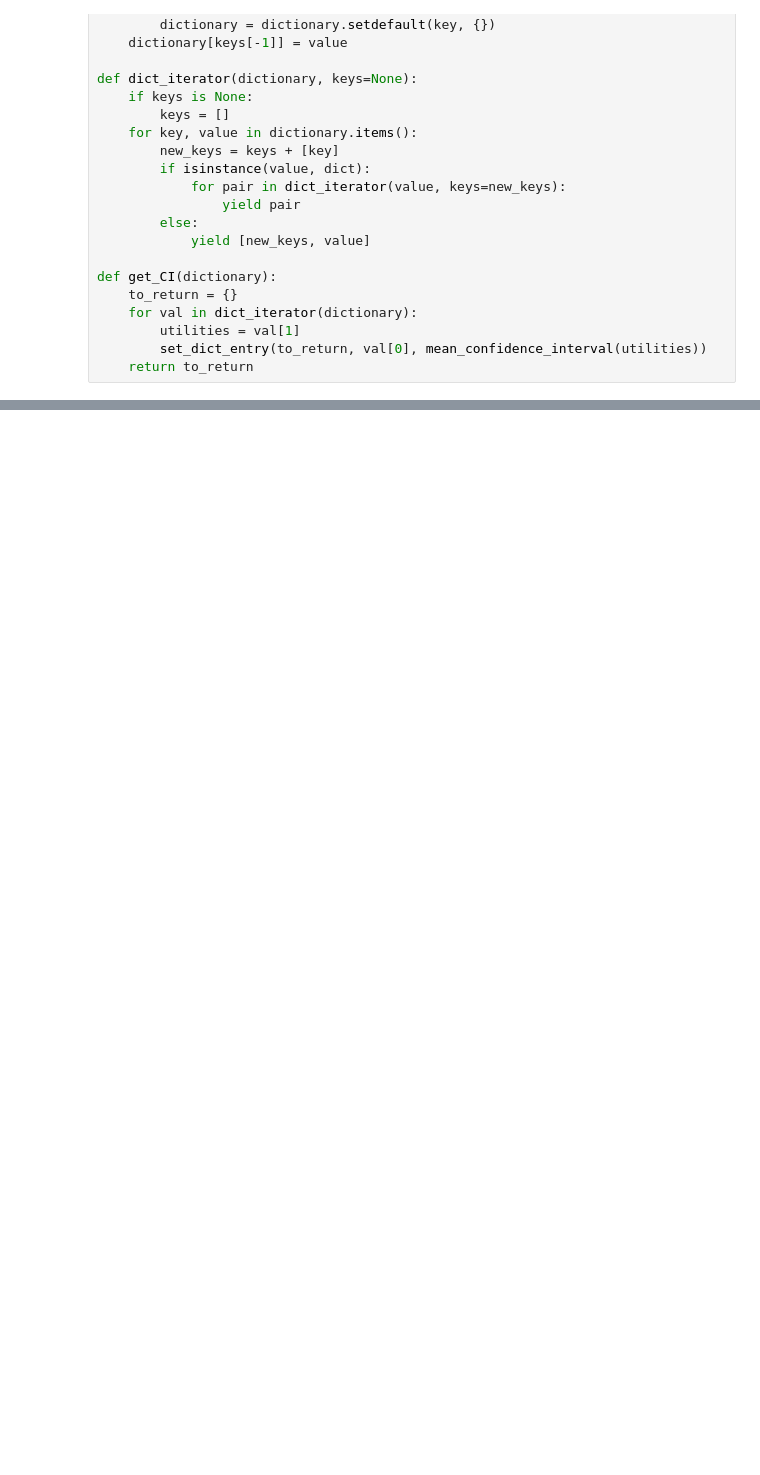
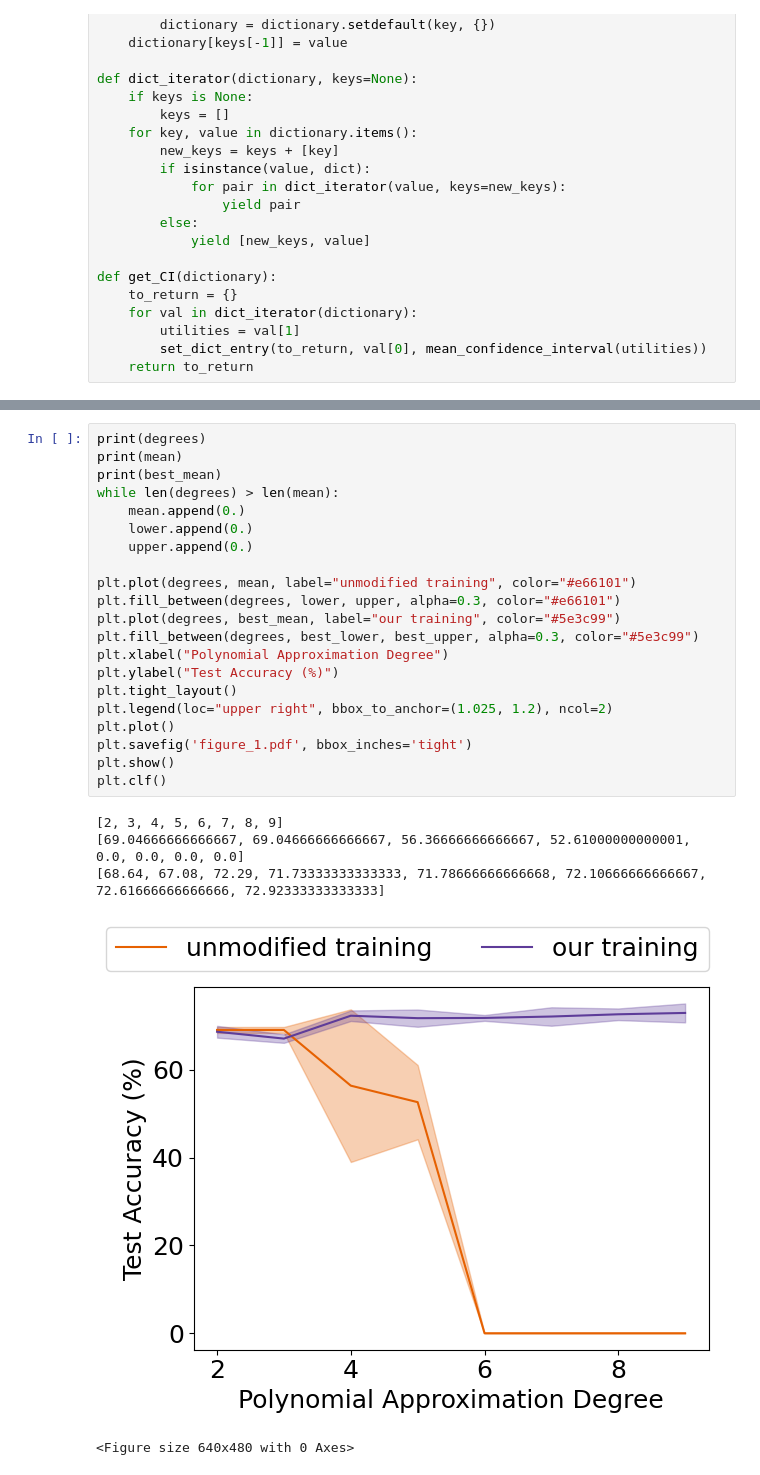
Before and after one commit to LucasFenaux/PILLAR-ESPN, a Jupyter notebook: pillar/paper_exp/figure_3.ipynb, the cells around one changed output, grey strips where cells are left out. Drawn from its saved outputs; the diff is of its cells as text; blank space fills up the shorter version.

```diff
--- a/pillar/paper_exp/figure_3.ipynb
+++ b/pillar/paper_exp/figure_3.ipynb
@@ -236,0 +211,27 @@ plt.show()
+# %%
+print(degrees)
+print(mean)
+print(best_mean)
+while len(degrees) > len(mean):
+    mean.append(0.)
+    lower.append(0.)
+    upper.append(0.)
+
+plt.plot(degrees, mean, label="unmodified training", color="#e66101")
+plt.fill_between(degrees, lower, upper, alpha=0.3, color="#e66101")
+plt.plot(degrees, best_mean, label="our training", color="#5e3c99")
+plt.fill_between(degrees, best_lower, best_upper, alpha=0.3, color="#5e3c99")
+plt.xlabel("Polynomial Approximation Degree")
+plt.ylabel("Test Accuracy (%)")
+plt.tight_layout()
+plt.legend(loc="upper right", bbox_to_anchor=(1.025, 1.2), ncol=2)
+plt.plot()
+plt.savefig('figure_1.pdf', bbox_inches='tight')
+plt.show()
+plt.clf()
+# %% [output]
+[2, 3, 4, 5, 6, 7, 8, 9]
+[69.04666666666667, 69.04666666666667, 56.36666666666667, 52.61000000000001, 0.0, 0.0, 0.0, 0.0]
+[68.64, 67.08, 72.29, 71.73333333333333, 71.78666666666668, 72.10666666666667, 72.61666666666666, 72.92333333333333]
+[figure, added]
+<Figure size 640x480 with 0 Axes>
```
Also changed, not shown: parts of 6 cells of this notebook, 9 other files.
